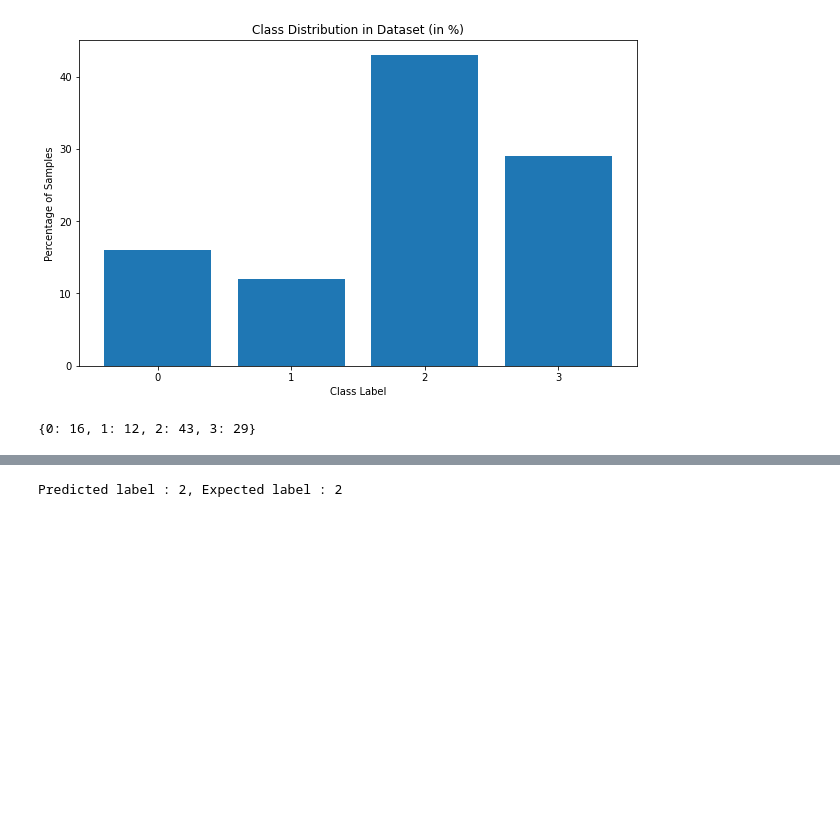
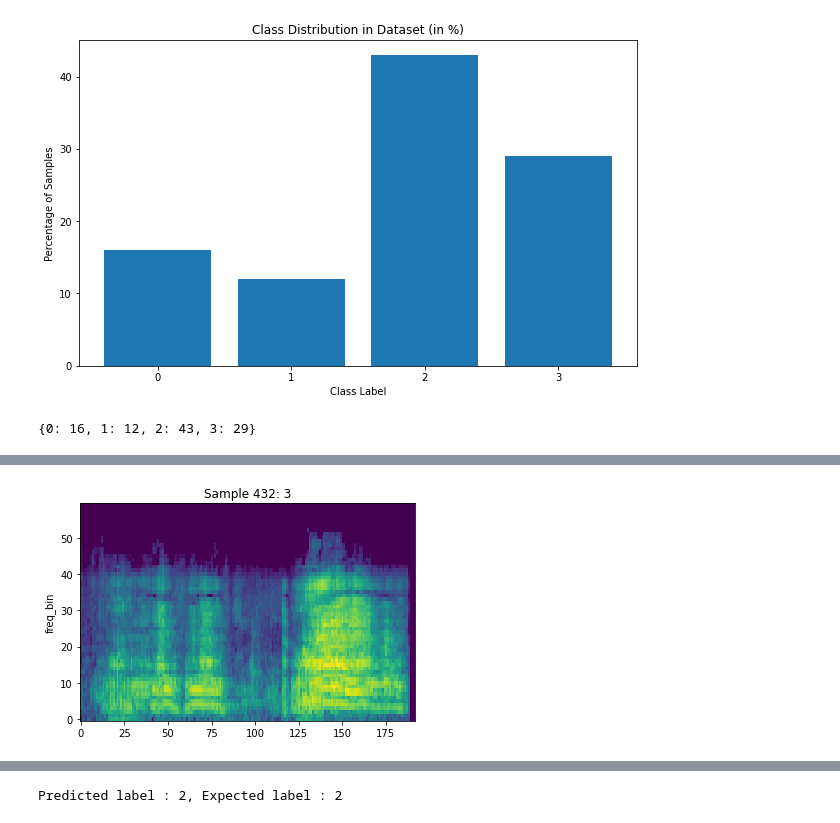
Before and after one commit to marie678/PigAudios, a Jupyter notebook: CNN_PigAudios_FinalVersion.ipynb, the cells around one changed output, grey strips where cells are left out. Saved outputs shown, nothing was run; the diff lists cells and outputs as text; code cells hidden in the pictures; blank space fills up the shorter version.

```diff
--- a/CNN_PigAudios_FinalVersion.ipynb
+++ b/CNN_PigAudios_FinalVersion.ipynb
@@ -352,0 +463,6 @@ IPython.display.Audio(waveform, rate=sample_rate)
+# %%
+# melspectrogram
+waveform, sample_rate, label, _ = train_dataset[i]
+plot_spectrogram(transfo_mel(waveform).squeeze(), title=f"Sample {i}: {label}")
+IPython.display.Audio(waveform, rate=sample_rate)
+# %% [output]
@@ -352,0 +470 @@ IPython.display.Audio(waveform, rate=sample_rate)
+[figure, added]
```
Also changed, not shown: parts of 28 cells of this notebook, 3 other files.
